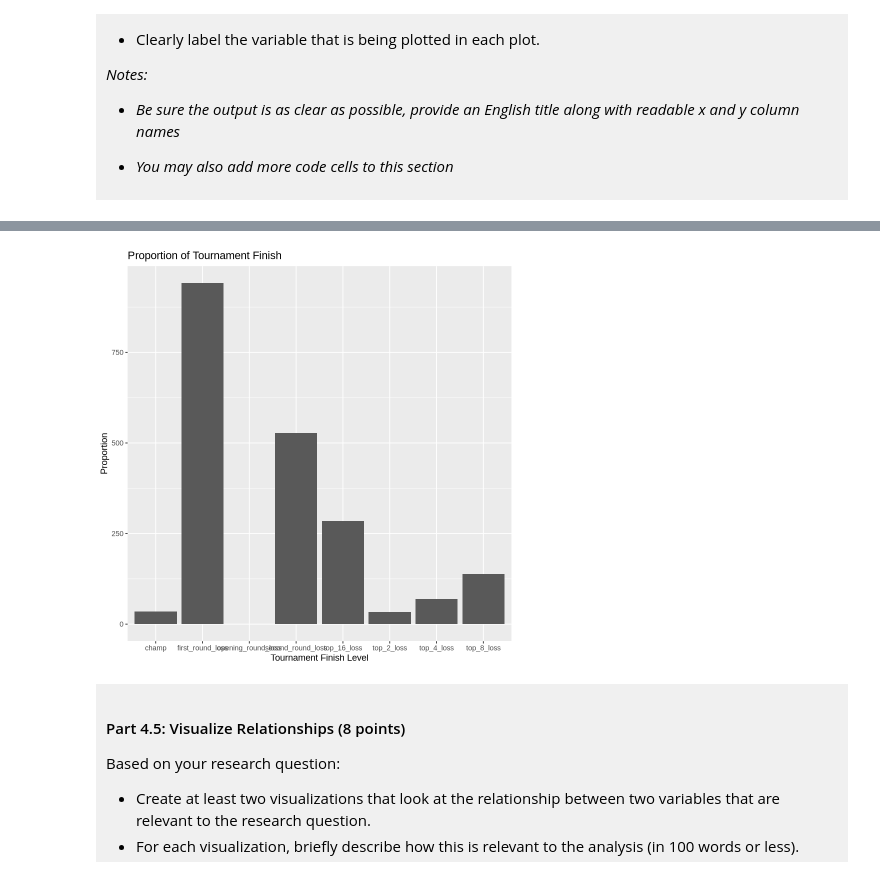
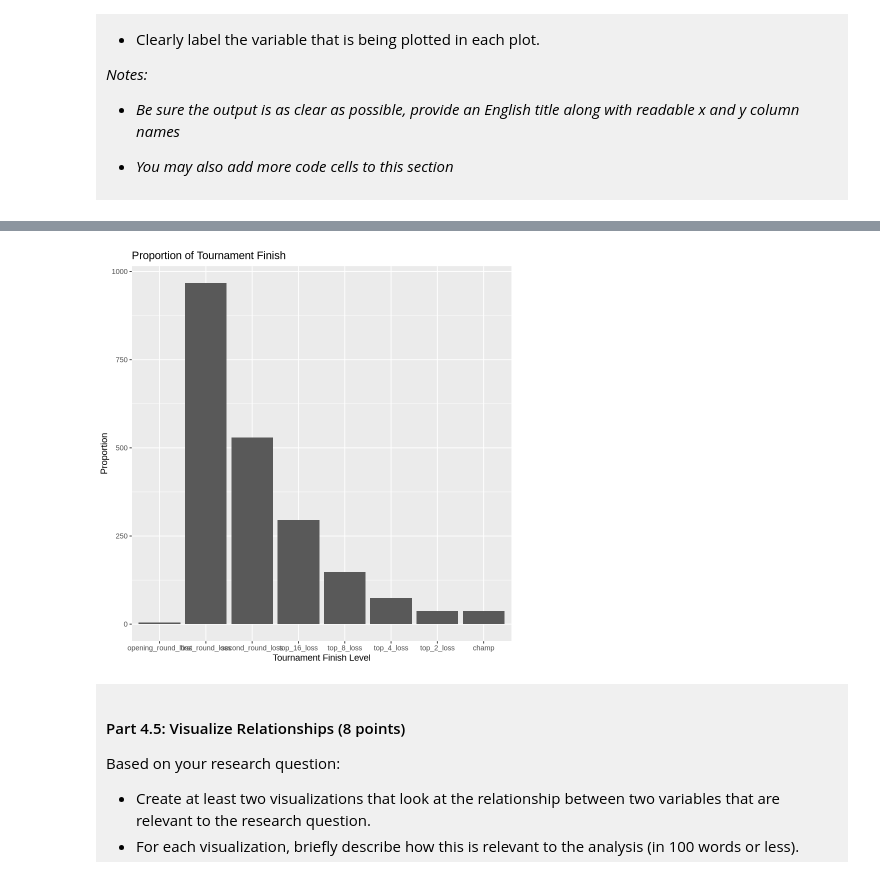
Before and after one commit to Fiona-Cui/dsci-100-project-template-2026-Hangfei-Cui, a Jupyter notebook: dsci-100-project-notebook.ipynb, the cells around one changed output, grey strips where cells are left out. Cells and saved outputs as stored; diff of their text form; code cells hidden in the pictures.

```diff
--- a/dsci-100-project-notebook.ipynb
+++ b/dsci-100-project-notebook.ipynb
@@ -332,7 +344,10 @@ ggplot(tidy_data, aes(x = reg_wins_pct)) + geom_histogram(bins = 30) + labs(x =
 # %%
-ggplot(tidy_data, aes(x = tourney_finish)) + geom_bar() + labs(x = "Tournament Finish Level", y = "Proportion", title = "Proportion of Tournament Finish")
+tidy_data_2 <- tidy_data|>
+mutate(tourney_finish = factor(tourney_finish, levels = c("opening_round_loss", "first_round_loss", "second_round_loss", "top_16_loss", "top_8_loss", "top_4_loss", "top_2_loss", "champ")))|>
+group_by(tourney_finish)
+ggplot(tidy_data_2, aes(x = tourney_finish)) + geom_bar() + labs(x = "Tournament Finish Level", y = "Proportion", title = "Proportion of Tournament Finish")
 # %% [output]
-[figure, old version]
+[figure, new version]
 # %% [markdown]
 <div style="background-color: #f0f0f0; padding: 10px;">
 
```
Also changed, not shown: parts of 18 cells of this notebook.
